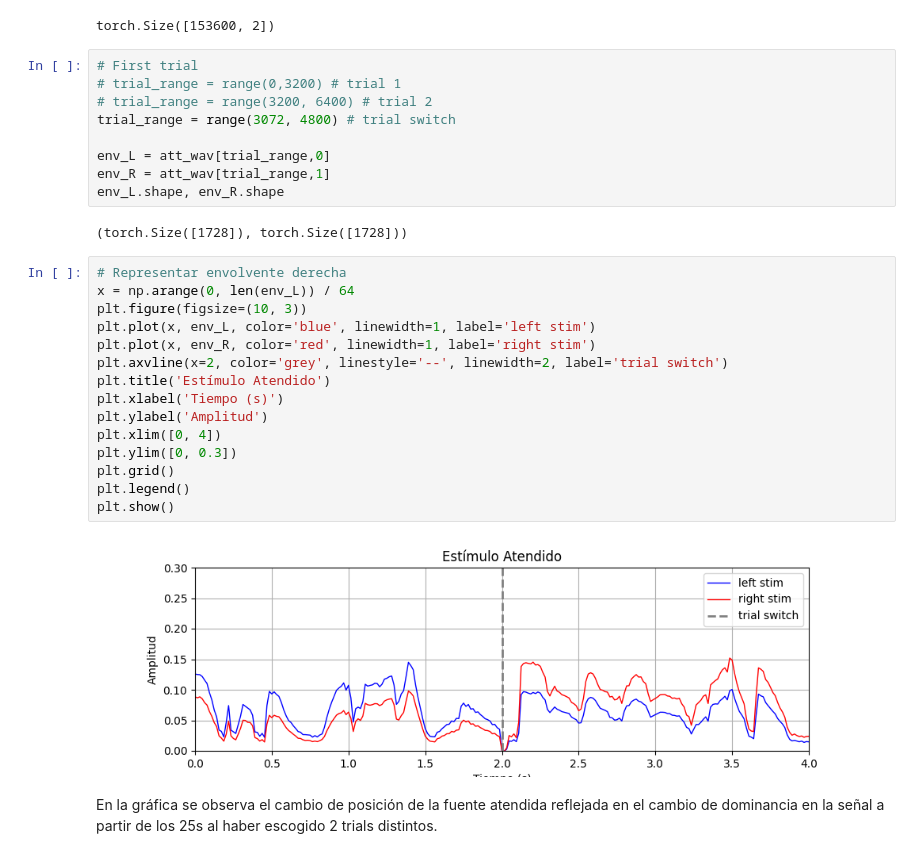
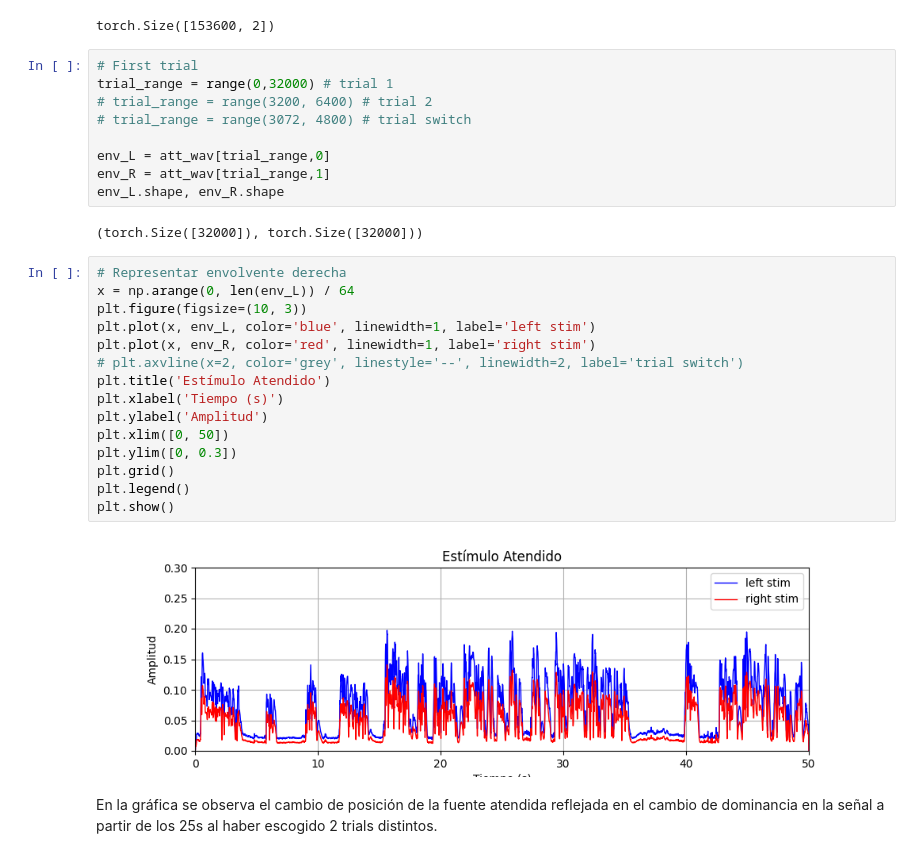
Before and after one commit to garcesote/deepAAD_project, a Jupyter notebook: notebooks/play.ipynb, the cells around one changed output. Cells and saved outputs as stored; diff of their text form.

```diff
--- a/notebooks/play.ipynb
+++ b/notebooks/play.ipynb
@@ -525,32 +526,32 @@ att_wav.shape
 torch.Size([153600, 2])
 # %%
 # First trial
-# trial_range = range(0,3200) # trial 1
+trial_range = range(0,32000) # trial 1
 # trial_range = range(3200, 6400) # trial 2
-trial_range = range(3072, 4800) # trial switch
+# trial_range = range(3072, 4800) # trial switch
 
 env_L = att_wav[trial_range,0]
 env_R = att_wav[trial_range,1]
 env_L.shape, env_R.shape
 # %% [output]
-(torch.Size([1728]), torch.Size([1728]))
+(torch.Size([32000]), torch.Size([32000]))
 # %%
 # Representar envolvente derecha
 x = np.arange(0, len(env_L)) / 64
 plt.figure(figsize=(10, 3))
 plt.plot(x, env_L, color='blue', linewidth=1, label='left stim')
 plt.plot(x, env_R, color='red', linewidth=1, label='right stim')
-plt.axvline(x=2, color='grey', linestyle='--', linewidth=2, label='trial switch')
+# plt.axvline(x=2, color='grey', linestyle='--', linewidth=2, label='trial switch')
 plt.title('Estímulo Atendido')
 plt.xlabel('Tiempo (s)')
 plt.ylabel('Amplitud')
-plt.xlim([0, 4])
+plt.xlim([0, 50])
 plt.ylim([0, 0.3])
 plt.grid()
 plt.legend()
 plt.show()
 # %% [output]
-[figure, old version]
+[figure, new version]
 # %% [markdown]
 En la gráfica se observa el cambio de posición de la fuente atendida reflejada en el cambio de dominancia en la señal a partir de los 25s al haber escogido 2 trials distintos.
 # %%
```
Also changed, not shown: parts of 12 cells of this notebook, 8 other files.
